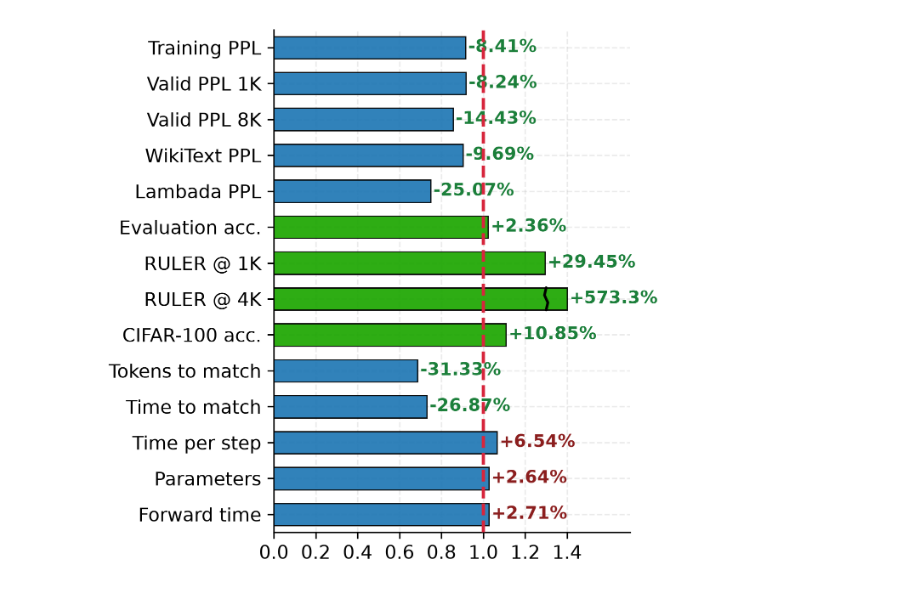
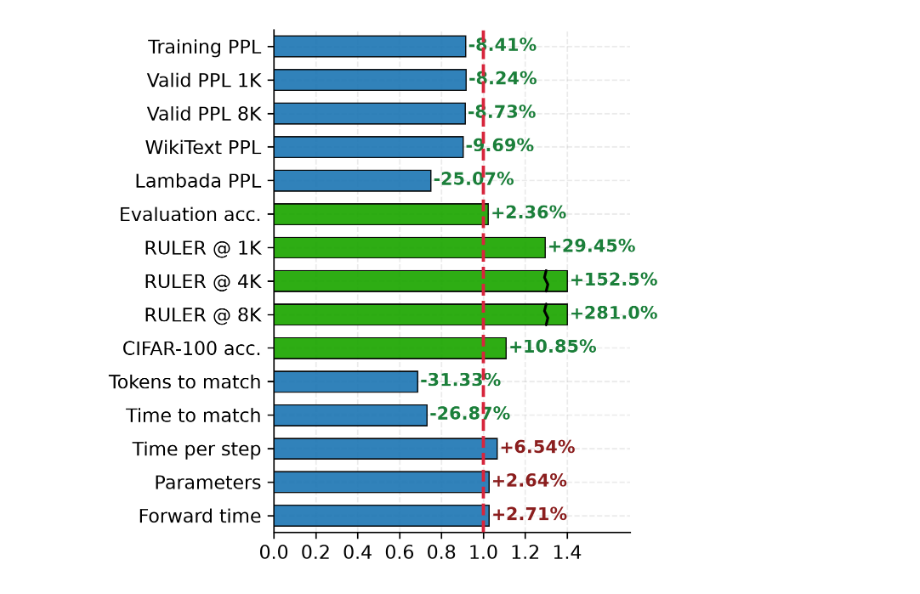
Before and after one commit to wzhagi/convpe, a Jupyter notebook: paper/overview.ipynb, the cells around one changed output. Drawn from its saved outputs; the diff is of its cells as text; code cells hidden in the pictures.

```diff
--- a/paper/overview.ipynb
+++ b/paper/overview.ipynb
@@ -25,12 +25,13 @@ RED = "#D7263D"
 rows = [
     ["Training PPL", "lower", math.exp(3.0316 - 3.1195)],
     ["Valid PPL 1K", "lower", 20.672 / 22.5272],
-    ["Valid PPL 8K", "lower", 19.7405 / 23.0702],
+    ["Valid PPL 8K", "lower", 19.7405 / 21.6276],
     ["WikiText PPL", "lower", 42.05 / 46.56],
     ["Lambada PPL", "lower", 88.49 / 118.10],
     ["Evaluation acc.", "higher", 0.4475 / 0.4372],
     ["RULER @ 1K", "higher", 0.211 / 0.163],
-    ["RULER @ 4K", "higher", 0.101 / 0.015],
+    ["RULER @ 4K", "higher", 0.101 / 0.040],
+    ["RULER @ 8K", "higher", 0.080 / 0.021],
     ["CIFAR-100 acc.", "higher", 0.695 / 0.627],
     ["Tokens to match", "lower", 2.06 / 3.0],
     ["Time to match", "lower", 1 - 0.2687],
@@ -120,31 +121,31 @@ for yi, r, p, d in zip(y, ratios, pct_met, dirs):
         va="center",
         ha="left",
         fontsize=9.8,
         color=color,
         fontweight="bold",
     )
 
 # ax.set_title("ConvPE / RoPE ratio")
 # ---------- 坐标轴调整 ----------
 ax.set_yticks(y)
 ax.set_yticklabels(labels, fontsize=10.5)
 ax.set_xlim(0, 1.70)
 ax.set_xticks(np.arange(0, 1.41, 0.2))
 # 精准贴合上下边界，解决第一根柱子上方间距问题
 ax.set_ylim(len(y) - 0.5, -0.5)
 
 # ---------- 图例 ----------
 legend_elems = [
     Patch(facecolor=BLUE, edgecolor="black", label="The lower the better"),
     Patch(facecolor=ORANGE, edgecolor="black", label="The higher the better"),
     plt.Line2D(
         [0], [0], color=RED, linestyle="--", linewidth=1.8, label="RoPE baseline = 1.0"
     ),
 ]
 # legend omitted: the caption explains the color coding
 
 plt.tight_layout()
 plt.savefig("overview.png", dpi=300, bbox_inches="tight")
 plt.show()
 # %% [output]
-[figure, old version]
+[figure, new version]
```
Also changed, not shown: 34 other files.
